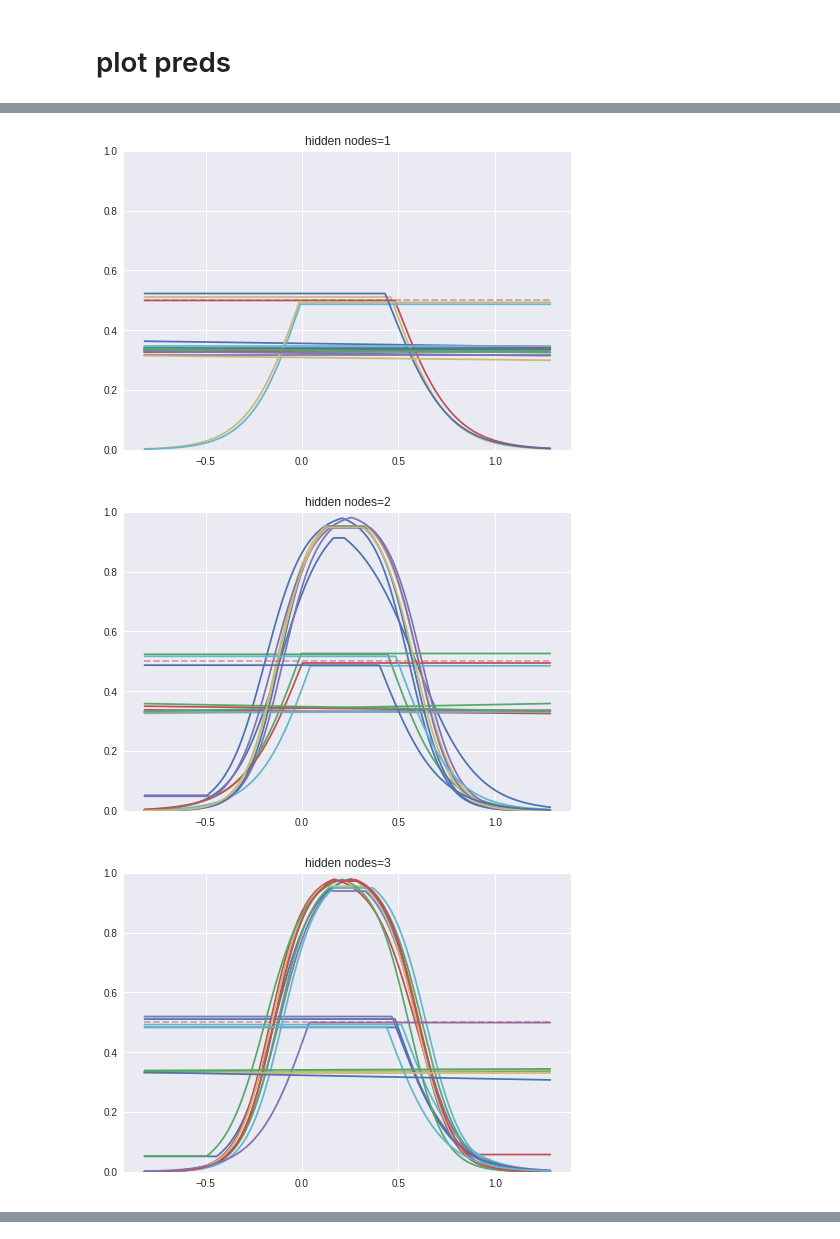
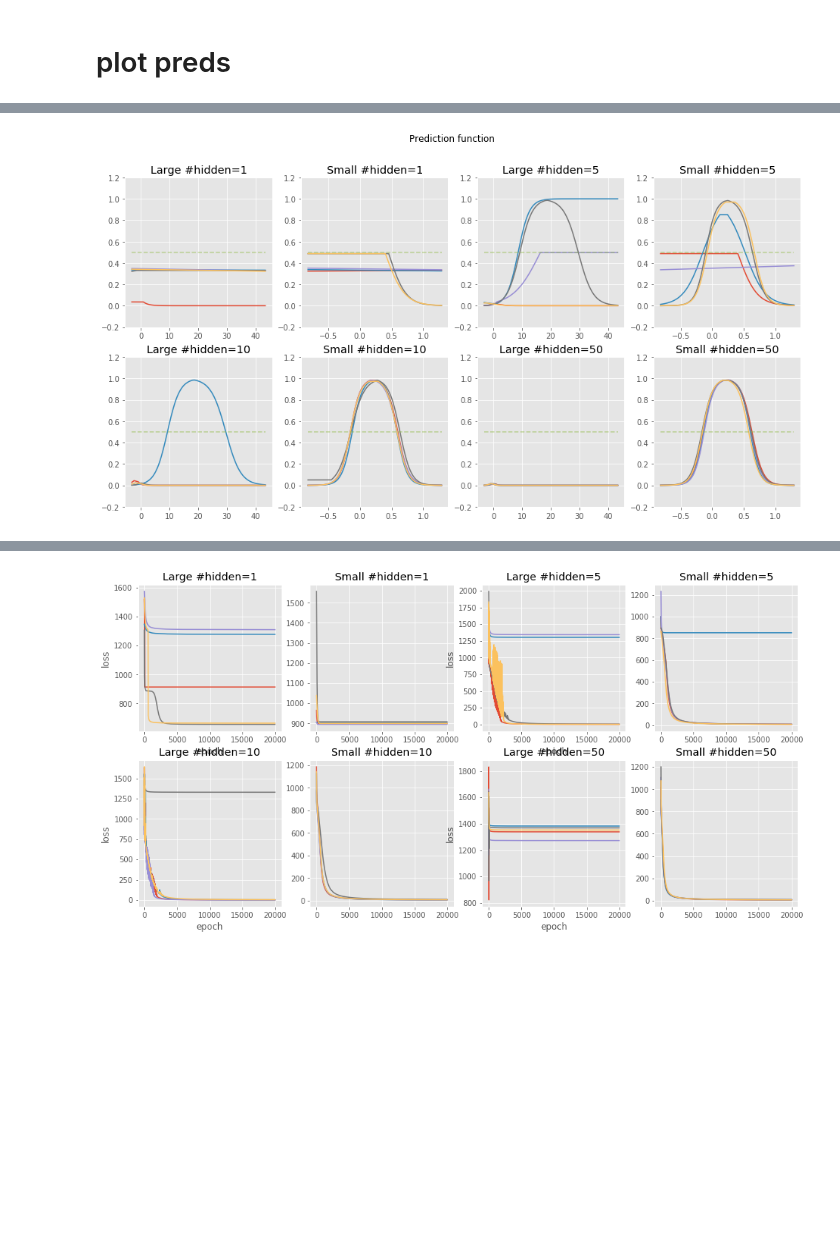
Before and after one commit to csinva/dnn-experiments, a Jupyter notebook: eda/analyze_sweeps.ipynb, the cells around one changed output, grey strips where cells are left out. Cells and saved outputs as stored; diff of their text form; code cells hidden in the pictures; blank space fills up the shorter version.

```diff
--- a/eda/analyze_sweeps.ipynb
+++ b/eda/analyze_sweeps.ipynb
@@ -50,0 +56,6 @@ results.describe()
+# %%
+out_dir = '/accounts/projects/binyu/raaz.rsk/dl/dl_theory/data/small_mean/sweep_seed_and_hidden1'
+fnames = os.listdir(out_dir)
+results_list = [pd.Series(pkl.load(open(oj(out_dir, fname), "rb"))) for fname in fnames]
+results_small = pd.concat(results_list, axis=1).T.convert_objects(convert_numeric=True)
+# results_small.head()
@@ -119,17 +164,34 @@ plt.show()
 # %%
-preds = results[['X_test', 'pred_test', 'max_acc', 'hidden1']].groupby(['hidden1'])
+preds = results[['X_test', 'losses', 'pred_test','weights', 'max_acc', 'hidden1']].groupby(['hidden1'])
+# %%
+preds_small  = results_small[['X_test', 'losses', 'pred_test','weights', 'max_acc', 'hidden1']].groupby(['hidden1'])
 # %%
 xtest = results.X_test[0]
+xtest_small = results_small.X_test[0]
 # %%
-for h in [1, 2, 3, 4, 5, 6, 10]:
-    predictions = preds.get_group(h).sample(20)['pred_test']
+a, b = 2, 4
+plt.figure(figsize=[4*b, 4*a])
+i = 1
+for h in [1, 5, 10, 50]:
+
+    plt.subplot(a, b, i)
+    i += 1
+    predictions = preds.get_group(h).sample(5)['pred_test']
     for p in predictions:
         plt.plot(xtest, p[:, 1])
     plt.plot([min(xtest), max(xtest)], [0.5, 0.5], '--', alpha=0.5)
-    plt.ylim([0, 1])
-    plt.title('hidden nodes=%d'%h)
-    plt.show()
+    plt.ylim([-.2, 1.2])
+    plt.title('Large #hidden=%d'%h)
+
+    plt.subplot(a, b, i)
+    i += 1
+    predictions = preds_small.get_group(h).sample(5)['pred_test']
+    for p in predictions:
+        plt.plot(xtest_small, p[:, 1])
+    plt.plot([min(xtest_small), max(xtest_small)], [0.5, 0.5], '--', alpha=0.5)
+    plt.ylim([-.2, 1.2])
+    plt.title('Small #hidden=%d'%h)
+plt.suptitle('Prediction function')
+plt.show()
 # %% [output]
-[figure, old version]
+[figure, new version]
-[figure, removed]
-[figure, removed]
@@ -139,0 +198,25 @@ for h in [1, 2, 3, 4, 5, 6, 10]:
+# %%
+a, b = 2, 4
+plt.figure(figsize=[4*b, 4*a])
+i = 1
+for h in [1, 5, 10, 50]:
+
+    plt.subplot(a, b, i)
+    i += 1
+    predictions = preds.get_group(h).sample(5)['losses']
+    for p in predictions:
+        plt.plot(p)
+    plt.ylabel('loss')
+    plt.xlabel('epoch')
+    plt.title('Large #hidden=%d'%h)
+
+    plt.subplot(a, b, i)
+    i += 1
+    predictions = preds_small.get_group(h).sample(5)['losses']
+    for p in predictions:
+        plt.plot(p)
+    plt.title('Small #hidden=%d'%h)
+
+#     plt.show()
+# %% [output]
+[figure, added]
```
Also changed, not shown: parts of 20 cells of this notebook, 1 other file.
